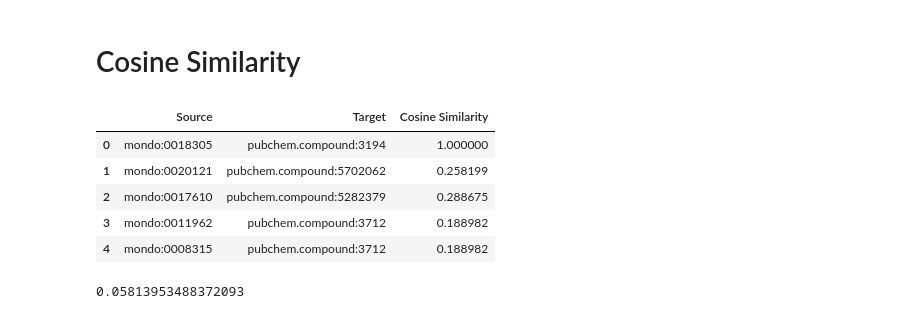
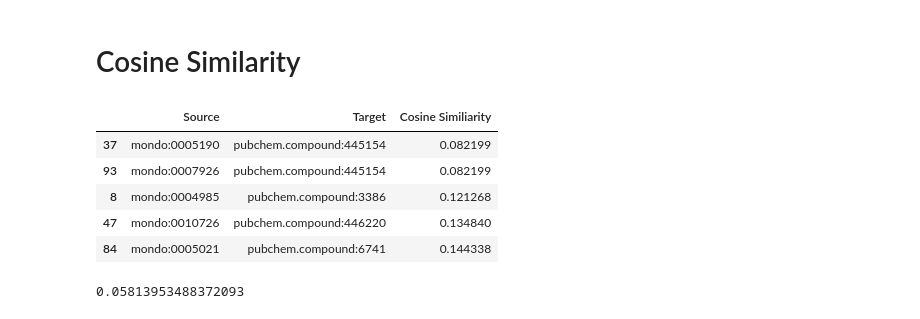
Before and after one commit to enveda/RPath, a Jupyter notebook: src/notebooks/7.0-benchmark_analysis.ipynb, the cells around one changed output. Saved outputs shown, nothing was run; the diff lists cells and outputs as text; code cells hidden in the pictures.

```diff
--- a/src/notebooks/7.0-benchmark_analysis.ipynb
+++ b/src/notebooks/7.0-benchmark_analysis.ipynb
@@ -18,6 +18,10 @@ KG_DATA_PATH = os.path.join(DATA_DIR, 'kg')
 # %% [markdown]
 # Helper Functions
 # %%
+sim_scores = {'cn': 'Common Neighbors', 'cos': 'Cosine Similiarity', 'ji': 'Jaccard index', 'si': 'Sorensen index',
+             'hpi': 'Hub Promoted Index', 'hdi': 'Hub Depressed Index', 'lhn': 'Leicht–Holme–Newman Index', 'pa':'Preferential Attachment',
+             'aa': 'Adamic-Adar', 'ra': 'Resource Allocation Index', 'lp': 'Local Path Index', 'kg': 'Katz global path indicator',
+             'act': 'Average Commute Time'}
 def create_graph_from_df(
     graph_df
 ) -> nx.DiGraph:
@@ -58,6 +62,15 @@ def shared_khop(nodeA: str, nodeB: str, graph: nx.Graph, k: int) -> int:
     # return shared number of k-neighbors
     return len(list(khop_A & khop_B)), len(khop_A), len(khop_B)
 
+def total_khop(nodeA: str, nodeB: str, graph: nx.Graph, k: int) -> int:
+    # find nodes within distance k
+    traversalA = nx.bfs_edges(graph, source=nodeA, depth_limit=k)
+    traversalB = nx.bfs_edges(graph, source=nodeB, depth_limit=k)
+    khop_A = set([v for u, v in traversalA])
+    khop_B = set([v for u, v in traversalB])
+    # return shared number of k-neighbors
+    return len(list(khop_A | khop_B)), len(khop_A), len(khop_B)
+
 # This function will change once the KG and clinical pairs are updated
 def get_accuracy(dict_actual, dict_predicted):
     pos,total = 0,0
@@ -71,20 +84,31 @@ def get_accuracy(dict_actual, dict_predicted):
     return pos/total
 
 
-def get_dict_df(diseases, drugs, undirected_graph):
+def get_dict_df(diseases, drugs, undirected_graph, similarity_type = 'cn'):
     df = pd.DataFrame(columns=[
         'Source',
         'Target',
-        'Shared Neighbors'
+        sim_scores[similarity_type]
     ])
     disease_drug_dict = {}
     # loop through each disease in the set
     for disease in tqdm(diseases, desc='Main iterator', total=len(diseases)):
         cn = []
-        # for each disease, find the number of shared neighbors for each drug and append to list
+        # for each disease, find the similarity score with for each drug and append to list
         for drug in drugs:
-            shared,_,_ = shared_khop(disease, drug,undirected_graph , 1)
-            cn.append(shared)
+            if similarity_type == 'cn':
+                similarity,_,_ = shared_khop(disease, drug,undirected_graph , 1)
+            elif similarity_type == 'cos':
+                shared, nodeA_neighbor, nodeB_neighbor = shared_khop(disease, drug,undirected_graph , 1)
+                similarity = shared / (math.sqrt(nodeA_neighbor * nodeB_neighbor))
+            elif similarity_type == 'ji':
+                shared,_,_ = shared_khop(disease, drug,undirected_graph , 1)
+                total,_,_ = total_khop(disease, drug,undirected_graph , 1)
+                similarity = shared/total
+            elif similarity_type == 'si':
+                shared,nodeA_neighbor,nodeB_neighbor = shared_khop(disease, drug,undirected_graph , 1)
+                similarity = (shared * 2) / (nodeA_neighbor + nodeB_neighbor)
+            cn.append(similarity)
         # if list is full of 0's (i.e sum == 0), then there are no shared neighbors
         if np.sum(cn) == 0:
             disease_drug_dict[disease] = 'none'
@@ -95,7 +119,7 @@ def get_dict_df(diseases, drugs, undirected_graph):
             # create a df
             for i in index:
                 for j in i:
-                    df = df.append({'Source': disease, 'Target': list(drugs)[j], 'Shared Neighbors': cn[j]}, ignore_index=True)
+                    df = df.append({'Source': disease, 'Target': list(drugs)[j], sim_scores[similarity_type]: cn[j]}, ignore_index=True)
     return disease_drug_dict, df
 # %% [markdown]
 # Load Graph and Gold Standard
@@ -242,14 +237,14 @@ def get_dict_df_cos(diseases, drugs, undirected_graph):
 # %%
-disease_drug_dict, df_openbio = get_dict_df_cos(disease_openbio, drug_openbio, graph_openbio.to_undirected())
+disease_drug_dict, df_openbio = get_dict_df(disease_openbio, drug_openbio, graph_openbio.to_undirected(), similarity_type = 'cos')
 # %%
-df_openbio.head()
+df_openbio.sort_values(by=sim_scores['cos']).head(5)
 # %% [output]
-|  | Source | Target | Cosine Similarity |
-| 0 | mondo:0018305 | pubchem.compound:3194 | 1.000000 |
-| 1 | mondo:0020121 | pubchem.compound:5702062 | 0.258199 |
-| 2 | mondo:0017610 | pubchem.compound:5282379 | 0.288675 |
-| 3 | mondo:0011962 | pubchem.compound:3712 | 0.188982 |
-| 4 | mondo:0008315 | pubchem.compound:3712 | 0.188982 |
+|  | Source | Target | Cosine Similiarity |
+| 37 | mondo:0005190 | pubchem.compound:445154 | 0.082199 |
+| 93 | mondo:0007926 | pubchem.compound:445154 | 0.082199 |
+| 8 | mondo:0004985 | pubchem.compound:3386 | 0.121268 |
+| 47 | mondo:0010726 | pubchem.compound:446220 | 0.134840 |
+| 84 | mondo:0005021 | pubchem.compound:6741 | 0.144338 |
 # %%
 # Accuracy for openbiolink KG
 get_accuracy(gold_standard_dict, disease_drug_dict)
```
Also changed, not shown: parts of 20 cells of this notebook.
